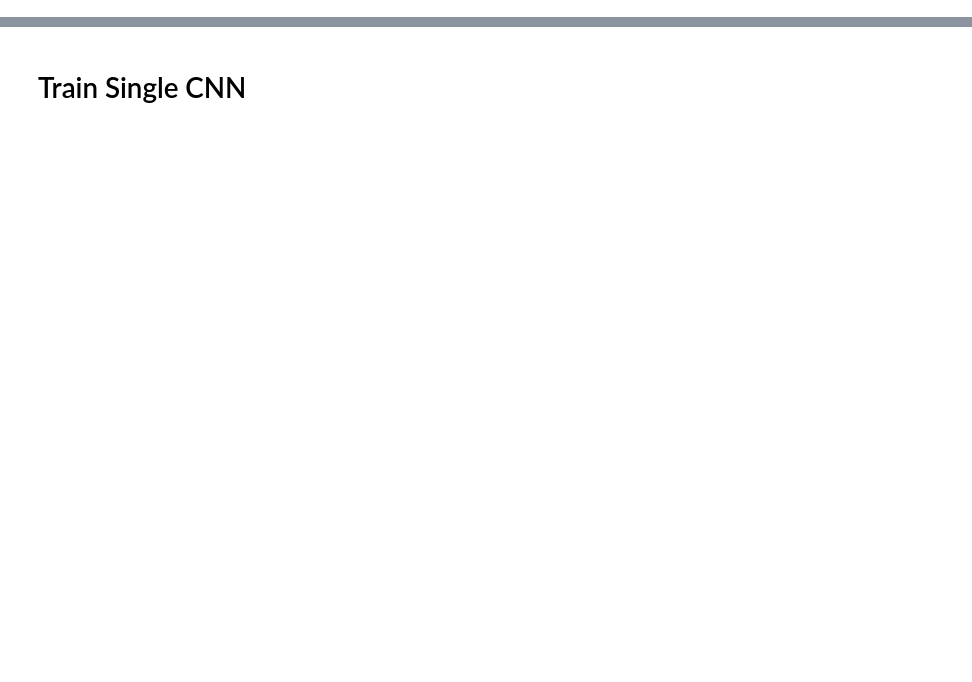
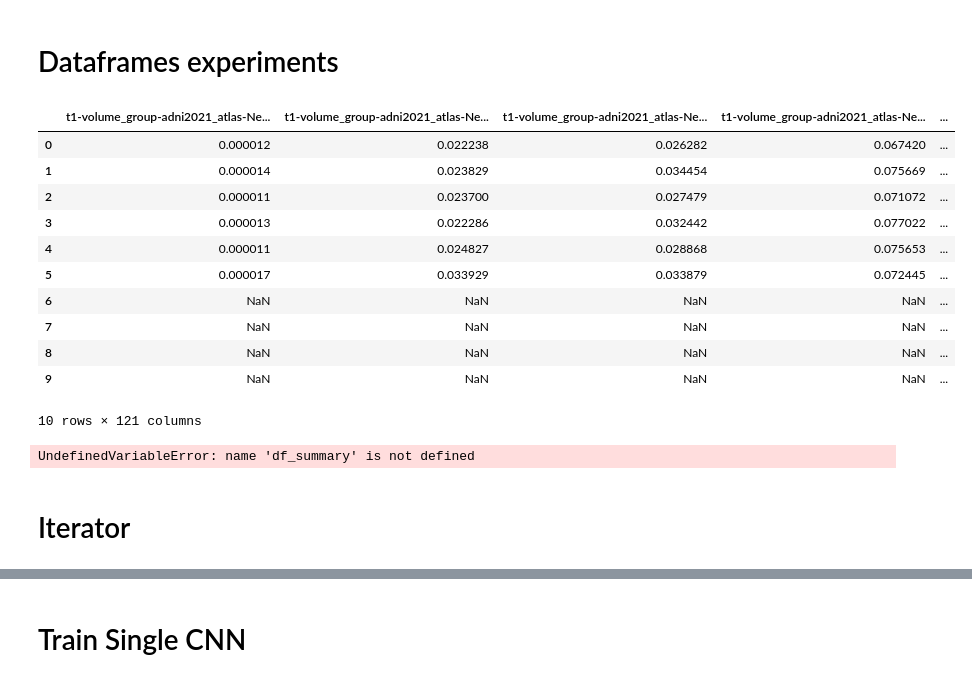
Before and after one commit to cosasha97/interpretability-dl-ndd, a Jupyter notebook: experiments.ipynb, the cells around one changed output, grey strips where cells are left out. Drawn from its saved outputs; the diff is of its cells as text; code cells hidden in the pictures; blank space fills up the shorter version.

Commit message:
experiments

```diff
--- a/experiments.ipynb
+++ b/experiments.ipynb
@@ -15,6 +26,4 @@ tsv_path = ''
 file = '/network/lustre/dtlake01/aramis/datasets/adni/caps/caps_v2021/subjects/sub-ADNI002S0295/ses-M00/deeplearning_prepare_data/image_based/t1_linear/sub-ADNI002S0295_ses-M00_T1w_space-MNI152NLin2009cSym_desc-Crop_res-1x1x1_T1w.pt'
 # %%
 ex = torch.load(file)
-# %%
-df = pd.read_csv('/network/lustre/dtlake01/aramis/datasets/adni/caps/caps_v2021.tsv',sep='\t',nrows=10)
 # %%
@@ -34,0 +43,17 @@ df
+# %% [markdown]
+# Dataframes experiments
+# %%
+df.iloc[:,841:961+1]
+# %% [output]
+|  | t1-volume_group-adni2021_atlas-Ne... | t1-volume_group-adni2021_atlas-Ne... | t1-volume_group-adni2021_atlas-Ne... | t1-volume_group-adni2021_atlas-Ne... | ... |
+| 0 | 0.000012 | 0.022238 | 0.026282 | 0.067420 | ... |
+| 1 | 0.000014 | 0.023829 | 0.034454 | 0.075669 | ... |
+| 2 | 0.000011 | 0.023700 | 0.027479 | 0.071072 | ... |
+| 3 | 0.000013 | 0.022286 | 0.032442 | 0.077022 | ... |
+| 4 | 0.000011 | 0.024827 | 0.028868 | 0.075653 | ... |
+| 5 | 0.000017 | 0.033929 | 0.033879 | 0.072445 | ... |
+| 6 | NaN | NaN | NaN | NaN | ... |
+| 7 | NaN | NaN | NaN | NaN | ... |
+| 8 | NaN | NaN | NaN | NaN | ... |
+| 9 | NaN | NaN | NaN | NaN | ... |
+10 rows × 121 columns
@@ -34,0 +64,6 @@ df
+# %%
+df_summary.query("df_summary.pipeline_name==pipeline_name & df_summary.atlas_id == atlas_id")
+# %% [output]
+UndefinedVariableError: name 'df_summary' is not defined
+# %% [markdown]
+# Iterator
```
Also changed, not shown: parts of 9 cells of this notebook.
